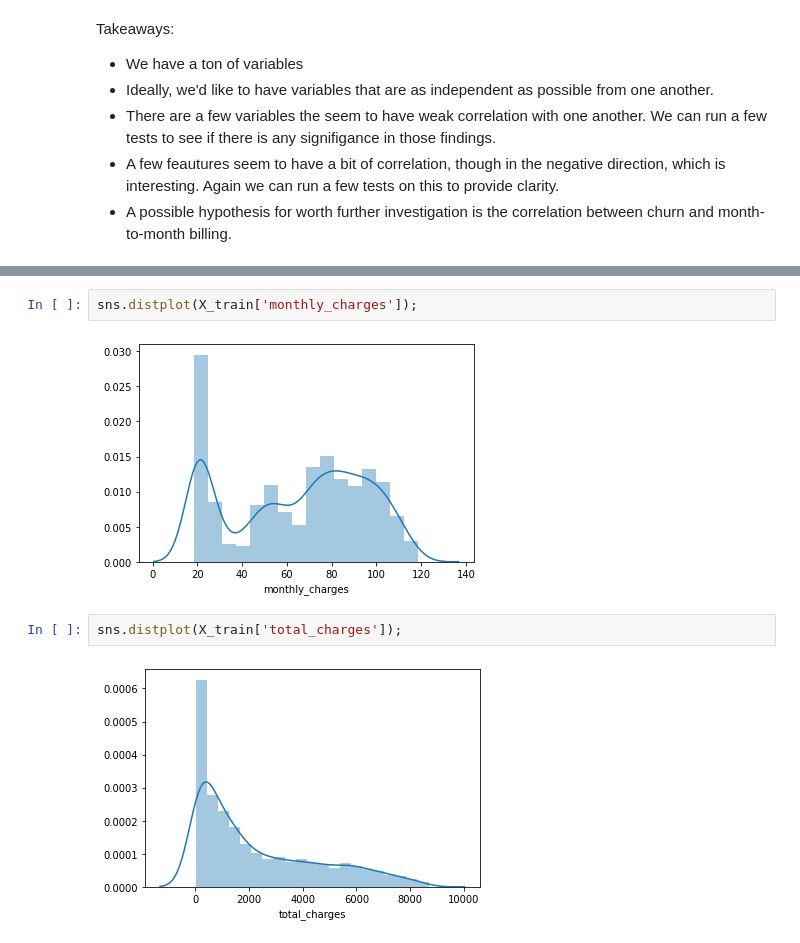
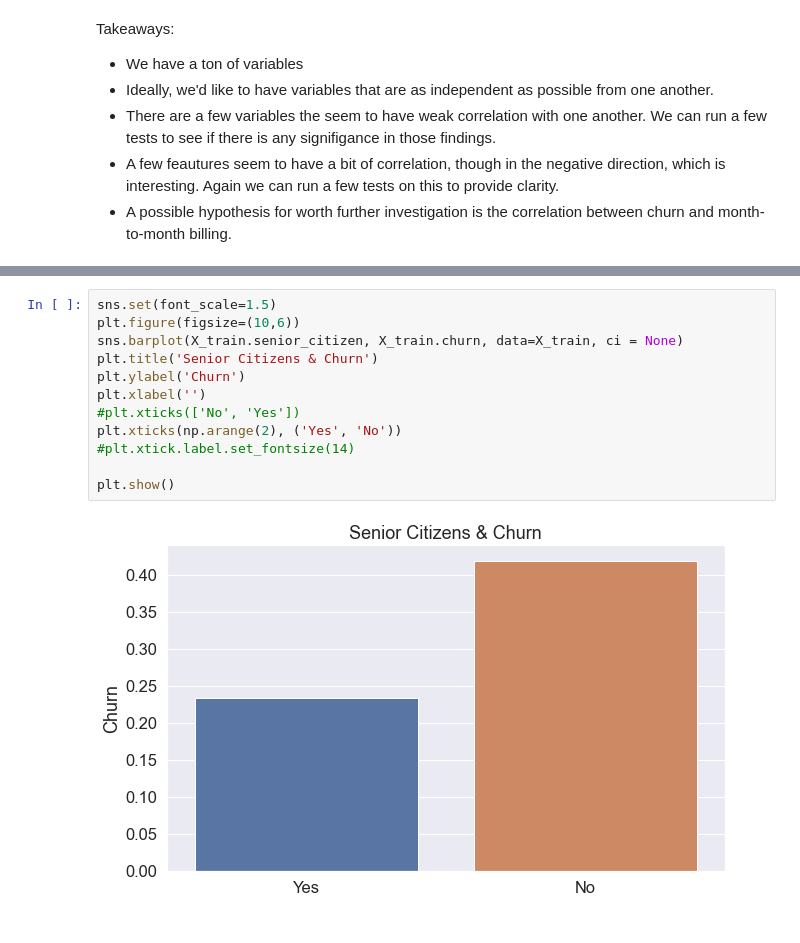
Before and after one commit to sonny-chase-nick-classification-project/telco_classification, a Jupyter notebook: Why_are_our_customers_churning.ipynb, the cells around one changed output, grey strips where cells are left out. Drawn from its saved outputs; the diff is of its cells as text.

Commit message:
added a few barplots

```diff
--- a/Why_are_our_customers_churning.ipynb
+++ b/Why_are_our_customers_churning.ipynb
@@ -349,8 +345,14 @@ sns.distplot(X_train['tenure_years']);
-# %%
-sns.distplot(X_train['monthly_charges']);
-# %% [output]
-[figure, removed]
-# %%
-sns.distplot(X_train['total_charges']);
-# %% [output]
-[figure, removed]
+# %%
+sns.set(font_scale=1.5)
+plt.figure(figsize=(10,6))
+sns.barplot(X_train.senior_citizen, X_train.churn, data=X_train, ci = None)
+plt.title('Senior Citizens & Churn')
+plt.ylabel('Churn')
+plt.xlabel('')
+#plt.xticks(['No', 'Yes'])
+plt.xticks(np.arange(2), ('Yes', 'No'))
+#plt.xtick.label.set_fontsize(14)
+
+plt.show()
+# %% [output]
+[figure, added]
```
Also changed, not shown: parts of 3 cells of this notebook.
